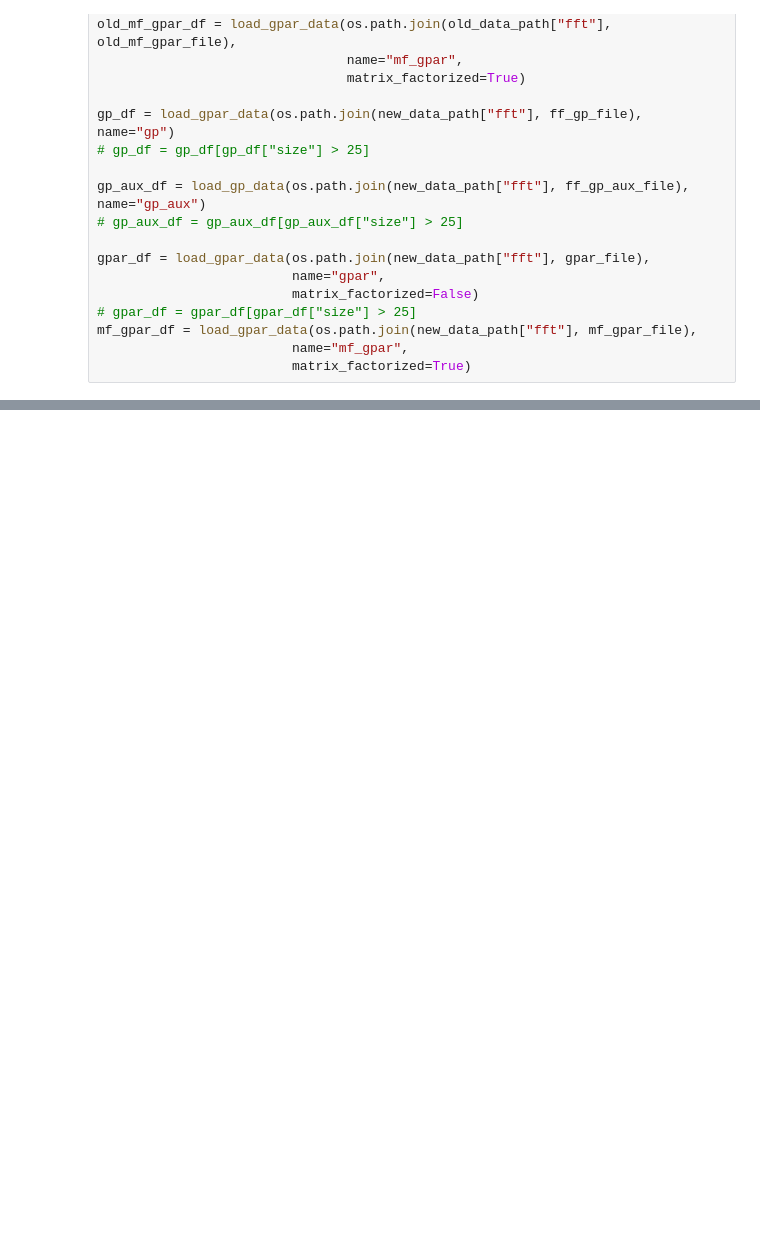
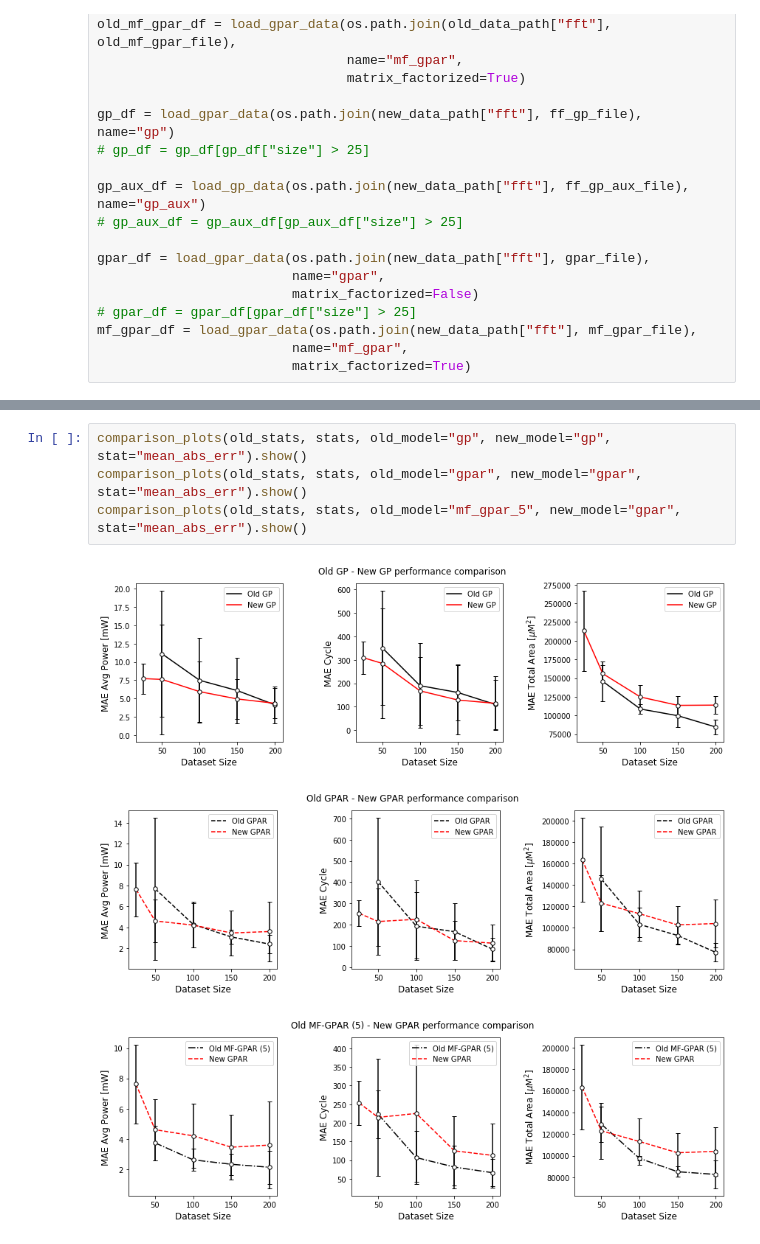
Before and after one commit to gncs/boa, a Jupyter notebook: notebooks/Model Goodenss-of-Fit Visualisation.ipynb, the cells around one changed output, grey strips where cells are left out. Saved outputs shown, nothing was run; the diff lists cells and outputs as text; blank space fills up the shorter version.

```diff
--- a/notebooks/Model Goodenss-of-Fit Visualisation.ipynb
+++ b/notebooks/Model Goodenss-of-Fit Visualisation.ipynb
@@ -185,0 +293,8 @@ plt.show()
+# %%
+comparison_plots(old_stats, stats, old_model="gp", new_model="gp", stat="mean_abs_err").show()
+comparison_plots(old_stats, stats, old_model="gpar", new_model="gpar", stat="mean_abs_err").show()
+comparison_plots(old_stats, stats, old_model="mf_gpar_5", new_model="gpar", stat="mean_abs_err").show()
+# %% [output]
+[figure, added]
+[figure, added]
+[figure, added]
```
Also changed, not shown: parts of 2 cells of this notebook, 2 other files.
